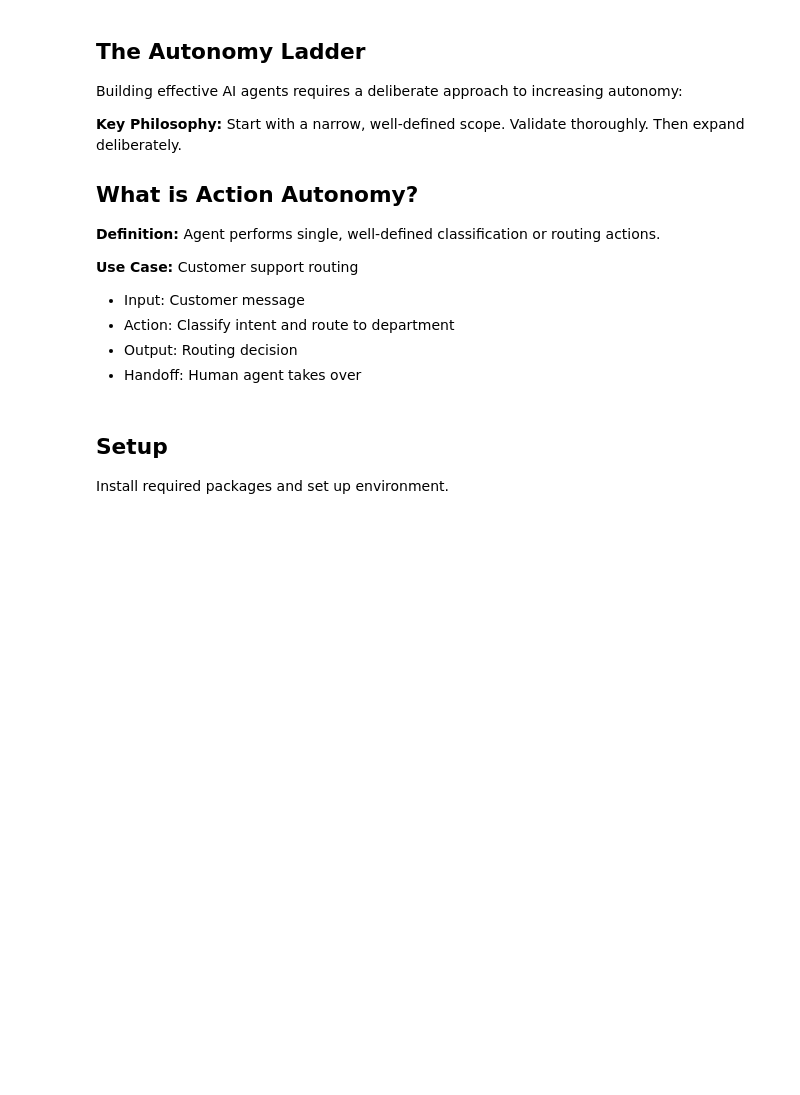
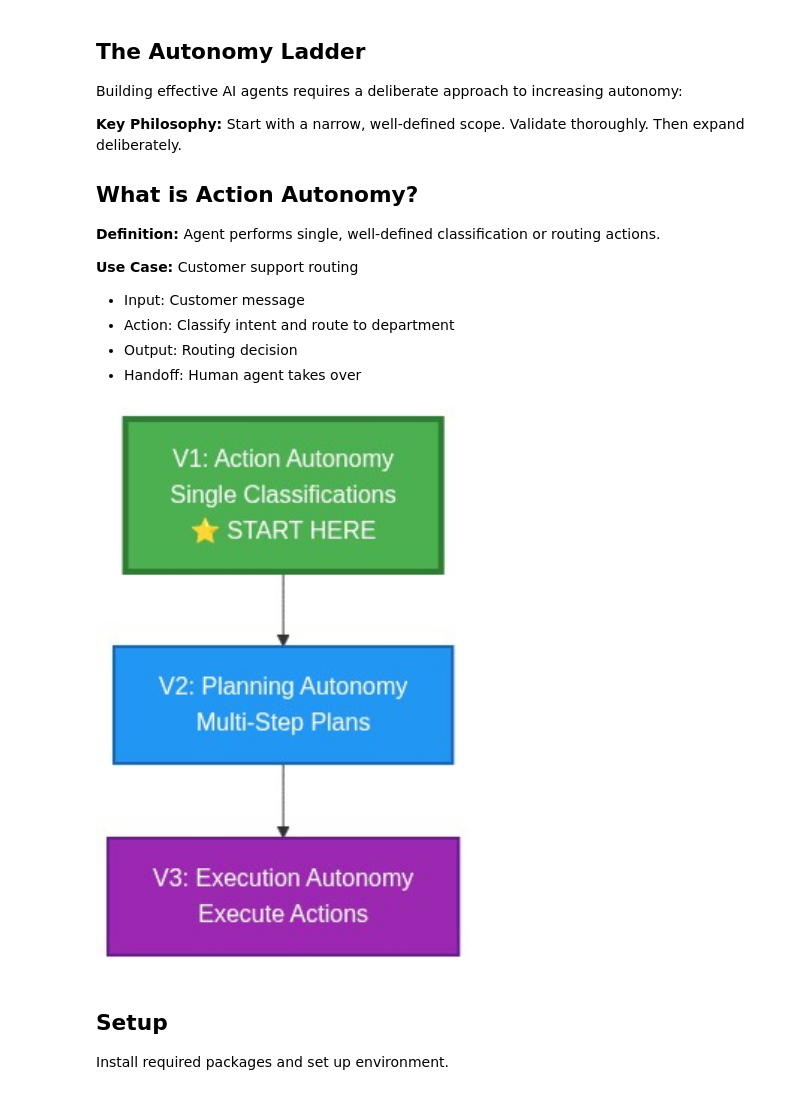
Before and after one commit to LinkedInLearning/agentic-ai-build-your-first-agentic-ai-system-4645038, a Jupyter notebook: action_autonomy.ipynb, the cells around one changed output. Saved outputs shown, nothing was run; the diff lists cells and outputs as text; code cells hidden in the pictures; blank space fills up the shorter version.

```diff
--- a/action_autonomy.ipynb
+++ b/action_autonomy.ipynb
@@ -89,7 +93,9 @@ Building effective AI agents requires a deliberate approach to increasing autono
 - Handoff: Human agent takes over
 # %%
 from IPython.display import Image, display
-display(Image('/content/agentic-ai-build-your-first-agentic-ai-system-4645038/assets/diagrams/autonomy_ladder.png', width=600))
+display(Image('assets/diagrams/autonomy_ladder.png', width=600))
+# %% [output]
+[figure, added]
 # %% [markdown]
 ## Setup
 
```
Also changed, not shown: parts of 12 cells of this notebook.
